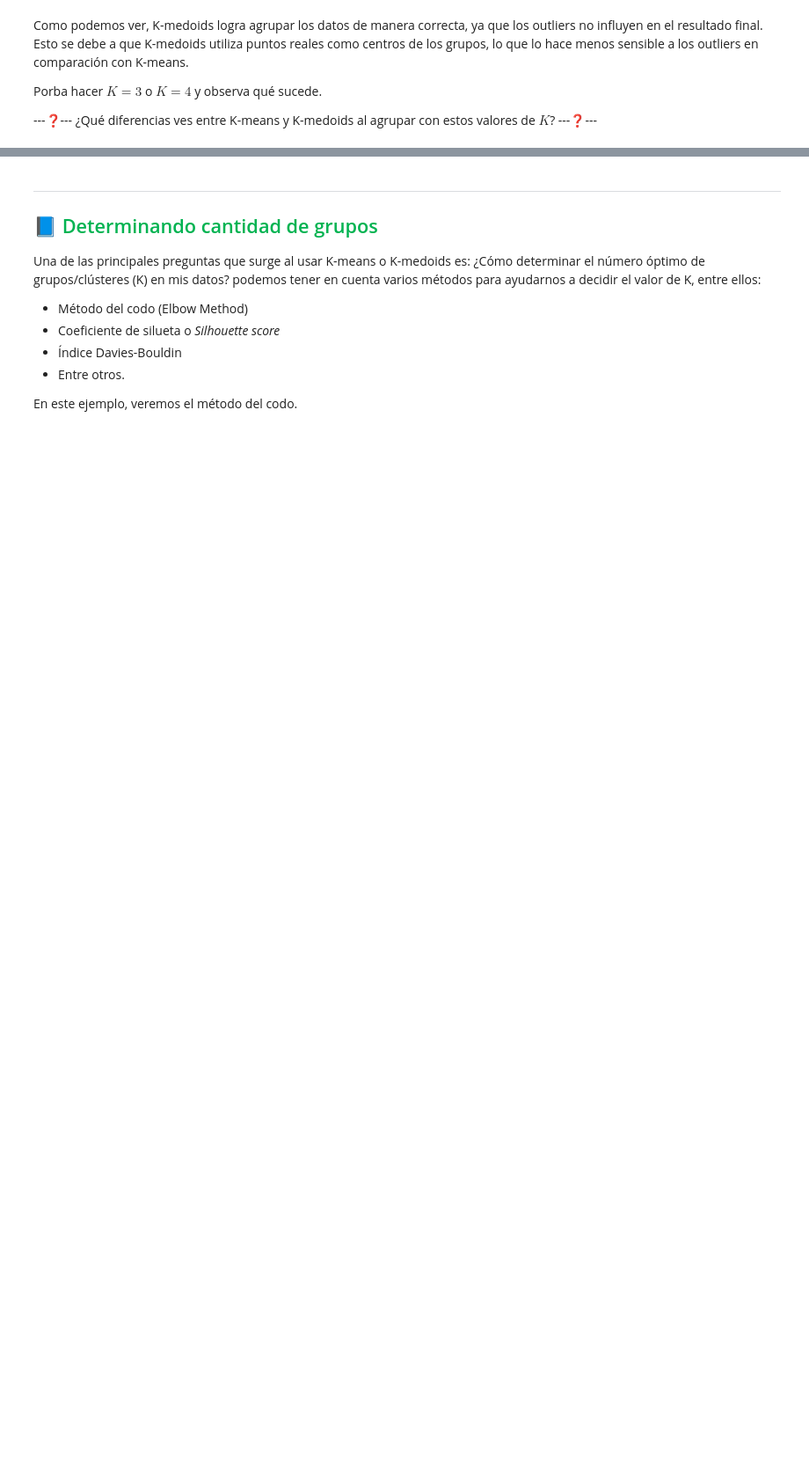
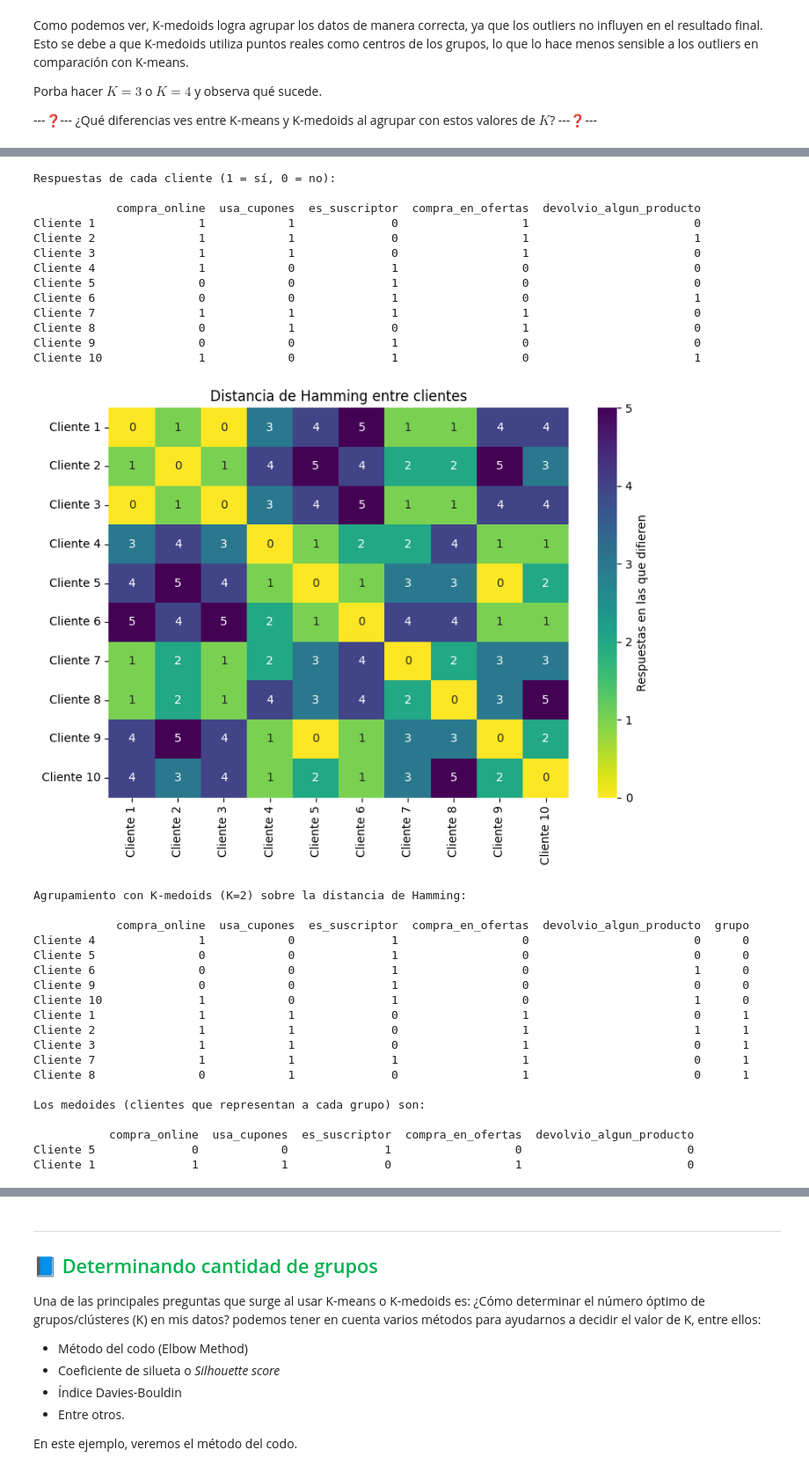
Before and after one commit to lucasbaldezzari/cdan, a Jupyter notebook: 2. Algoritmos básicos de clustering.ipynb, the cells around one changed output, grey strips where cells are left out. Shown at 88% size. Cells and saved outputs as stored; diff of their text form; code cells hidden in the pictures; blank space fills up the shorter version.

```diff
--- a/2. Algoritmos básicos de clustering.ipynb
+++ b/2. Algoritmos básicos de clustering.ipynb
@@ -287,0 +439,36 @@ Porba hacer $K=3$ o $K=4$ y observa qué sucede.
+# %%
+resultado = distanciaHamming(K=2)
+# %% [output]
+Respuestas de cada cliente (1 = sí, 0 = no):
+
+            compra_online  usa_cupones  es_suscriptor  compra_en_ofertas  devolvio_algun_producto
+Cliente 1               1            1              0                  1                        0
+Cliente 2               1            1              0                  1                        1
+Cliente 3               1            1              0                  1                        0
+Cliente 4               1            0              1                  0                        0
+Cliente 5               0            0              1                  0                        0
+Cliente 6               0            0              1                  0                        1
+Cliente 7               1            1              1                  1                        0
+Cliente 8               0            1              0                  1                        0
+Cliente 9               0            0              1                  0                        0
+Cliente 10              1            0              1                  0                        1
+[figure, added]
+Agrupamiento con K-medoids (K=2) sobre la distancia de Hamming:
+
+            compra_online  usa_cupones  es_suscriptor  compra_en_ofertas  devolvio_algun_producto  grupo
+Cliente 4               1            0              1                  0                        0      0
+Cliente 5               0            0              1                  0                        0      0
+Cliente 6               0            0              1                  0                        1      0
+Cliente 9               0            0              1                  0                        0      0
+Cliente 10              1            0              1                  0                        1      0
+Cliente 1               1            1              0                  1                        0      1
+Cliente 2               1            1              0                  1                        1      1
+Cliente 3               1            1              0                  1                        0      1
+Cliente 7               1            1              1                  1                        0      1
+Cliente 8               0            1              0                  1                        0      1
+
+Los medoides (clientes que representan a cada grupo) son:
+
+           compra_online  usa_cupones  es_suscriptor  compra_en_ofertas  devolvio_algun_producto
+Cliente 5              0            0              1                  0                        0
+Cliente 1              1            1              0                  1                        0
```
Also changed, not shown: parts of 34 cells of this notebook, 1 other file.
